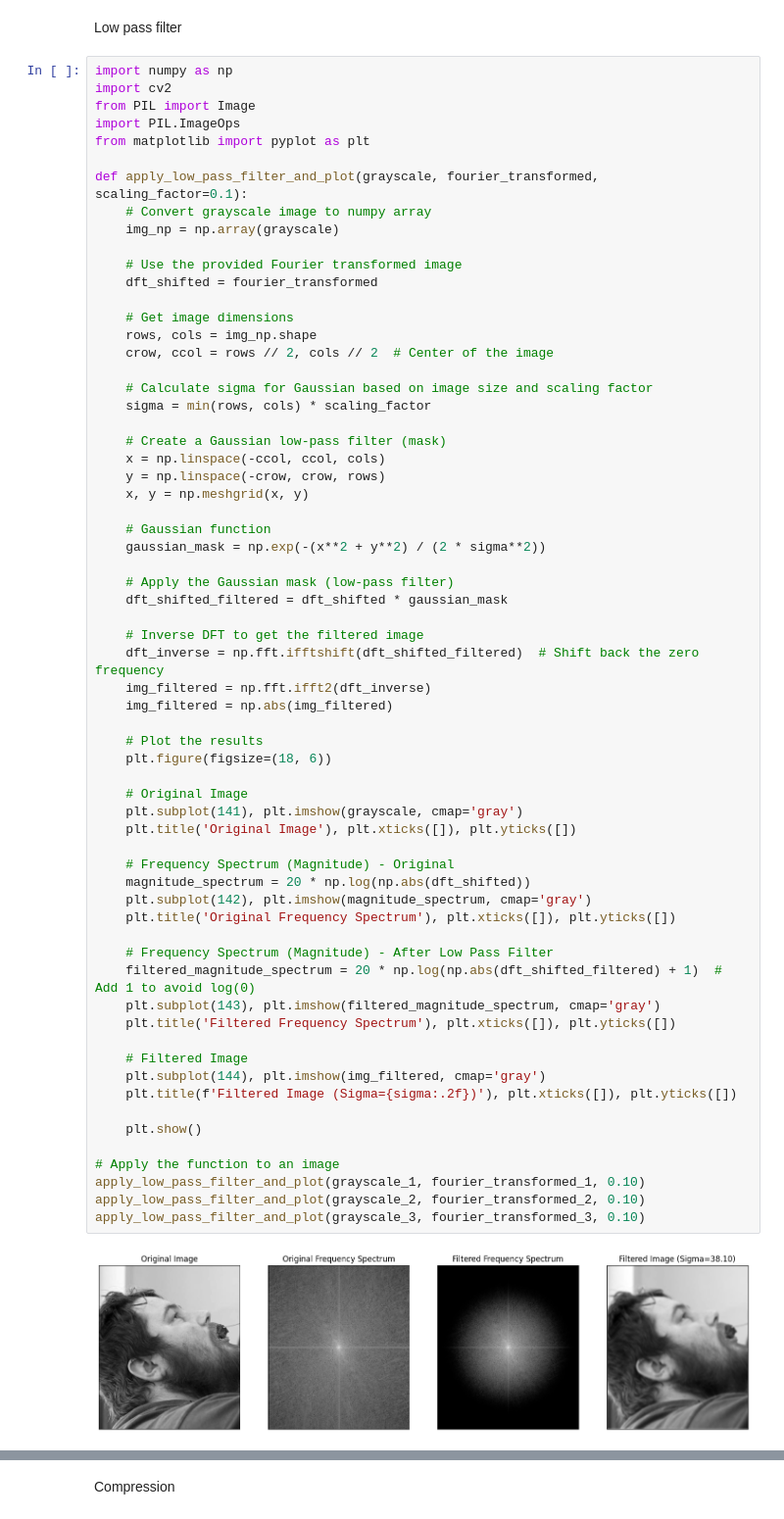
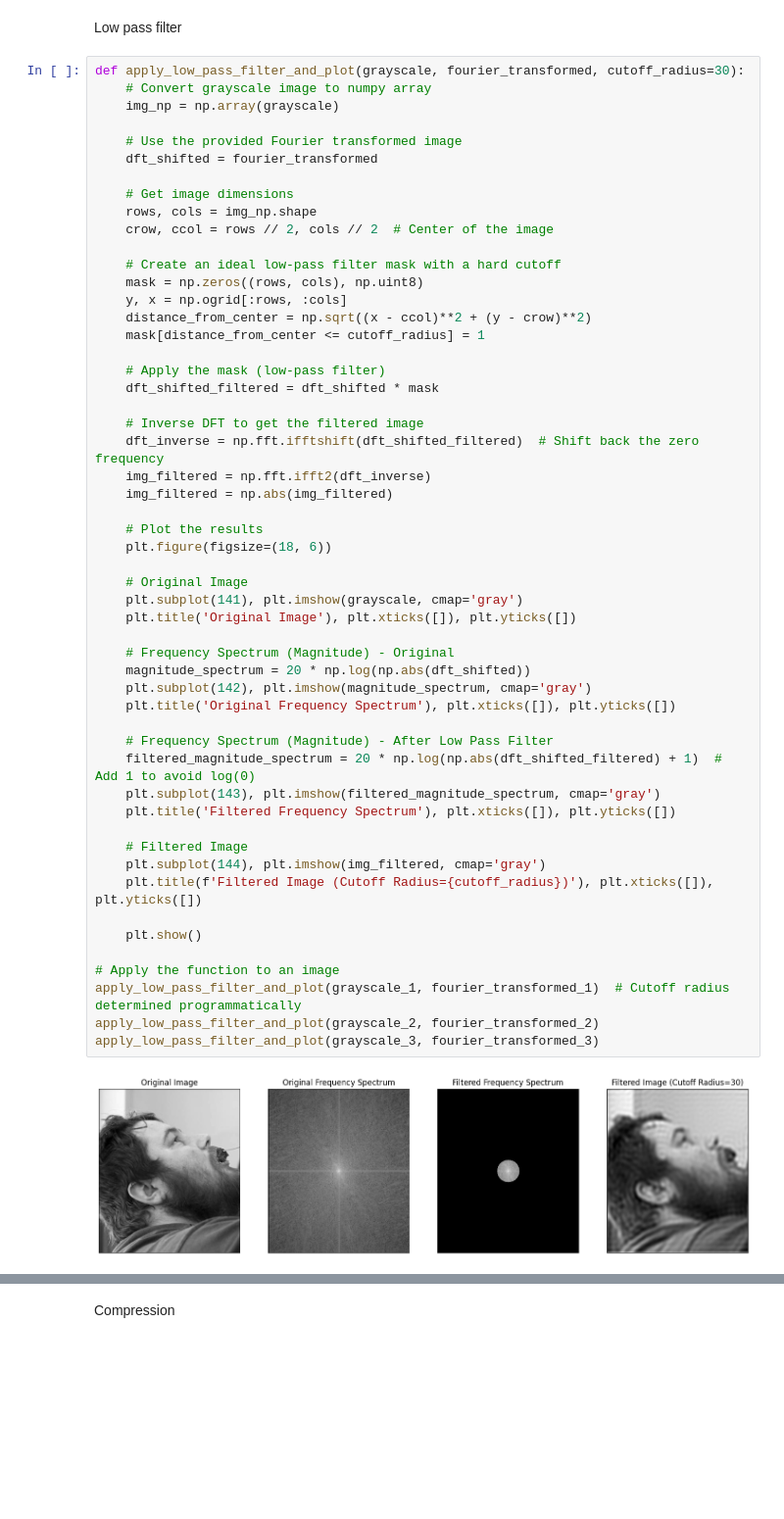
Before and after one commit to MollersThrane/IT3212-assignments, a Jupyter notebook: Assignment 2/main.ipynb, the cells around one changed output, grey strips where cells are left out. Shown at 98% size. Cells and saved outputs as stored; diff of their text form; blank space fills up the shorter version.

```diff
--- a/Assignment 2/main.ipynb
+++ b/Assignment 2/main.ipynb
@@ -103,13 +103,7 @@ grayscale_3, fourier_transformed_3 = transform_and_plot_image("./cropped_faces/c
 # %% [markdown]
 Low pass filter
 # %%
-import numpy as np
-import cv2
-from PIL import Image
-import PIL.ImageOps
-from matplotlib import pyplot as plt
-
-def apply_low_pass_filter_and_plot(grayscale, fourier_transformed, scaling_factor=0.1):
+def apply_low_pass_filter_and_plot(grayscale, fourier_transformed, cutoff_radius=30):
     # Convert grayscale image to numpy array
     img_np = np.array(grayscale)
 
@@ -120,51 +114,46 @@ def apply_low_pass_filter_and_plot(grayscale, fourier_transformed, scaling_facto
     rows, cols = img_np.shape
     crow, ccol = rows // 2, cols // 2  # Center of the image
 
-    # Calculate sigma for Gaussian based on image size and scaling factor
-    sigma = min(rows, cols) * scaling_factor
+    # Create an ideal low-pass filter mask with a hard cutoff
+    mask = np.zeros((rows, cols), np.uint8)
+    y, x = np.ogrid[:rows, :cols]
+    distance_from_center = np.sqrt((x - ccol)**2 + (y - crow)**2)
+    mask[distance_from_center <= cutoff_radius] = 1
 
-    # Create a Gaussian low-pass filter (mask)
-    x = np.linspace(-ccol, ccol, cols)
-    y = np.linspace(-crow, crow, rows)
-    x, y = np.meshgrid(x, y)
-
-    # Gaussian function
-    gaussian_mask = np.exp(-(x**2 + y**2) / (2 * sigma**2))
-
-    # Apply the Gaussian mask (low-pass filter)
-    dft_shifted_filtered = dft_shifted * gaussian_mask
+    # Apply the mask (low-pass filter)
+    dft_shifted_filtered = dft_shifted * mask
 
     # Inverse DFT to get the filtered image
     dft_inverse = np.fft.ifftshift(dft_shifted_filtered)  # Shift back the zero frequency
     img_filtered = np.fft.ifft2(dft_inverse)
     img_filtered = np.abs(img_filtered)
 
     # Plot the results
     plt.figure(figsize=(18, 6))
 
     # Original Image
     plt.subplot(141), plt.imshow(grayscale, cmap='gray')
     plt.title('Original Image'), plt.xticks([]), plt.yticks([])
 
     # Frequency Spectrum (Magnitude) - Original
     magnitude_spectrum = 20 * np.log(np.abs(dft_shifted))
     plt.subplot(142), plt.imshow(magnitude_spectrum, cmap='gray')
     plt.title('Original Frequency Spectrum'), plt.xticks([]), plt.yticks([])
 
     # Frequency Spectrum (Magnitude) - After Low Pass Filter
     filtered_magnitude_spectrum = 20 * np.log(np.abs(dft_shifted_filtered) + 1)  # Add 1 to avoid log(0)
     plt.subplot(143), plt.imshow(filtered_magnitude_spectrum, cmap='gray')
     plt.title('Filtered Frequency Spectrum'), plt.xticks([]), plt.yticks([])
 
     # Filtered Image
     plt.subplot(144), plt.imshow(img_filtered, cmap='gray')
-    plt.title(f'Filtered Image (Sigma={sigma:.2f})'), plt.xticks([]), plt.yticks([])
+    plt.title(f'Filtered Image (Cutoff Radius={cutoff_radius})'), plt.xticks([]), plt.yticks([])
 
     plt.show()
 
 # Apply the function to an image
-apply_low_pass_filter_and_plot(grayscale_1, fourier_transformed_1, 0.10)
-apply_low_pass_filter_and_plot(grayscale_2, fourier_transformed_2, 0.10)
-apply_low_pass_filter_and_plot(grayscale_3, fourier_transformed_3, 0.10)
+apply_low_pass_filter_and_plot(grayscale_1, fourier_transformed_1)  # Cutoff radius determined programmatically
+apply_low_pass_filter_and_plot(grayscale_2, fourier_transformed_2)
+apply_low_pass_filter_and_plot(grayscale_3, fourier_transformed_3)
 # %% [output]
-[figure, old version]
+[figure, new version]
```
Also changed, not shown: parts of 7 cells of this notebook.
